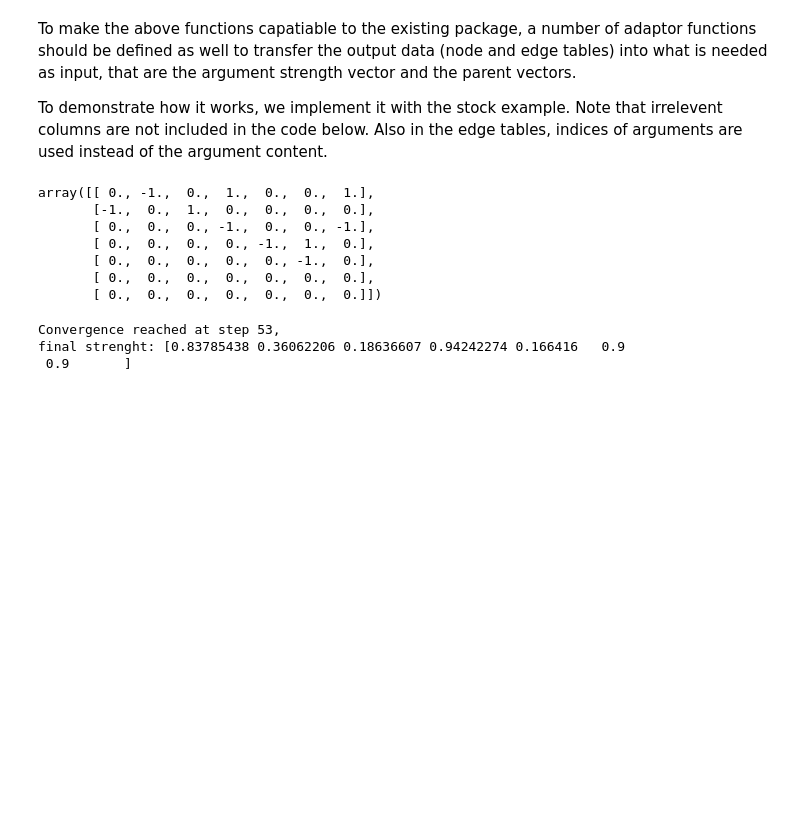
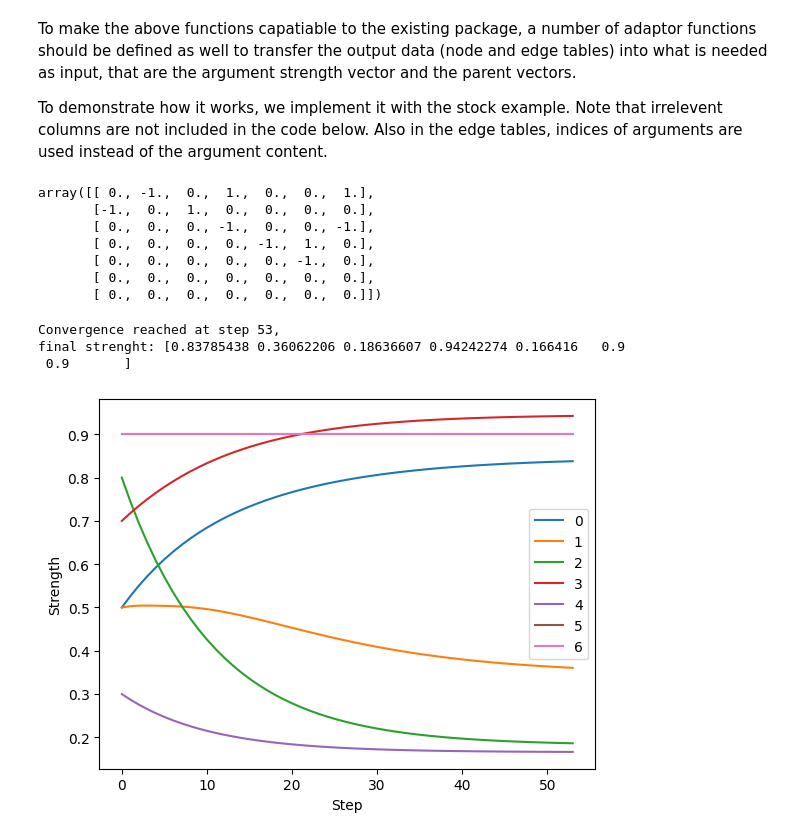
Before and after one commit to EyeofBeholder-NLeSC/orange3-argument, a Jupyter notebook: notebooks/explore_solving_algs.ipynb, the cells around one changed output. Drawn from its saved outputs; the diff is of its cells as text; code cells hidden in the pictures; blank space fills up the shorter version.

```diff
--- a/notebooks/explore_solving_algs.ipynb
+++ b/notebooks/explore_solving_algs.ipynb
@@ -128,10 +164,14 @@ array([[ 0., -1.,  0.,  1.,  0.,  0.,  1.],
 
 v_strength = copy.deepcopy(weights)
 
-step, v_strength = rk4(v_strength=v_strength, weights=weights, step_size=step_size, max_iter=max_iter)
+step, v_strength, collector = rk4(v_strength=v_strength, weights=weights, step_size=step_size, max_iter=max_iter)
 
 print(f"Convergence reached at step {step}, \nfinal strenght: {v_strength}")
 # %% [output]
 Convergence reached at step 53,
 final strenght: [0.83785438 0.36062206 0.18636607 0.94242274 0.166416   0.9
  0.9       ]
+# %%
+fig = plot(collector.output())
+# %% [output]
+[figure, added]
```
Also changed, not shown: parts of 5 cells of this notebook.
